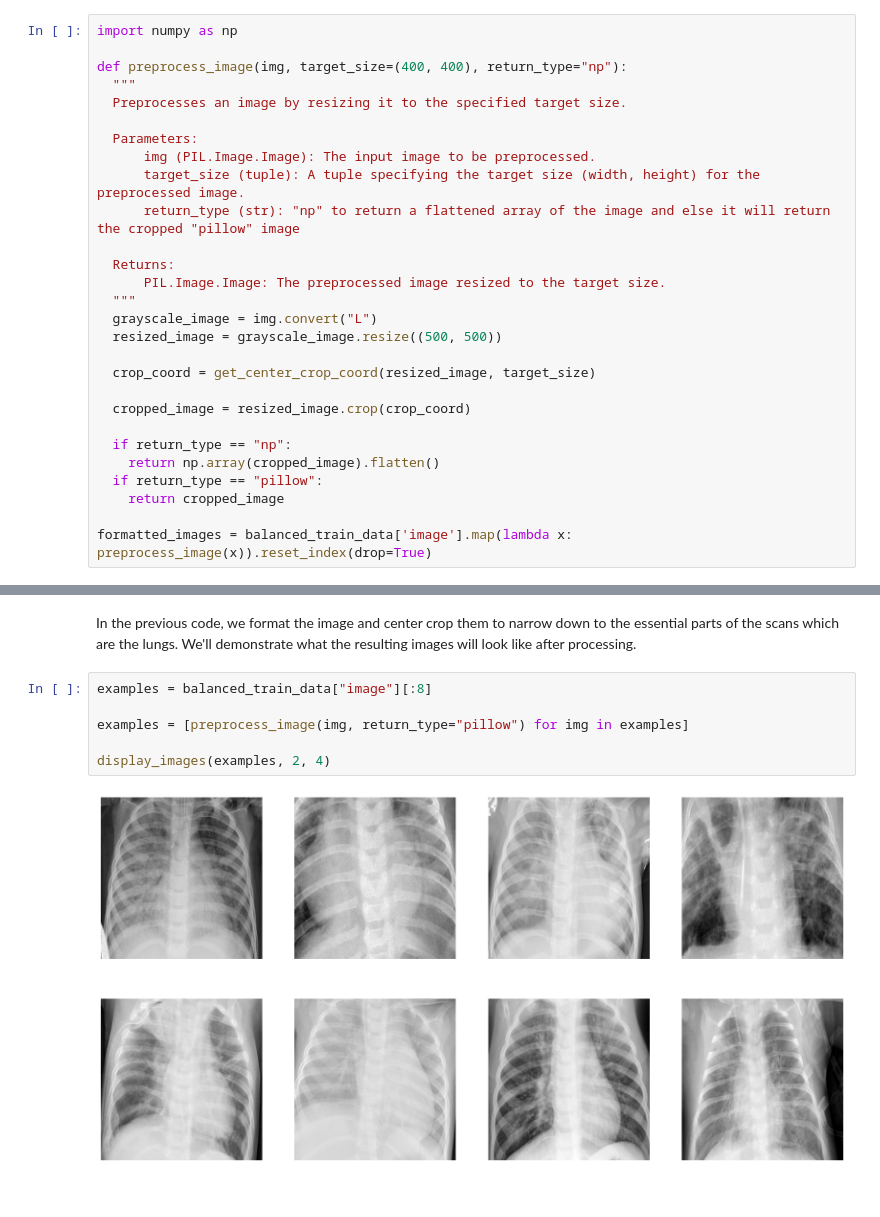
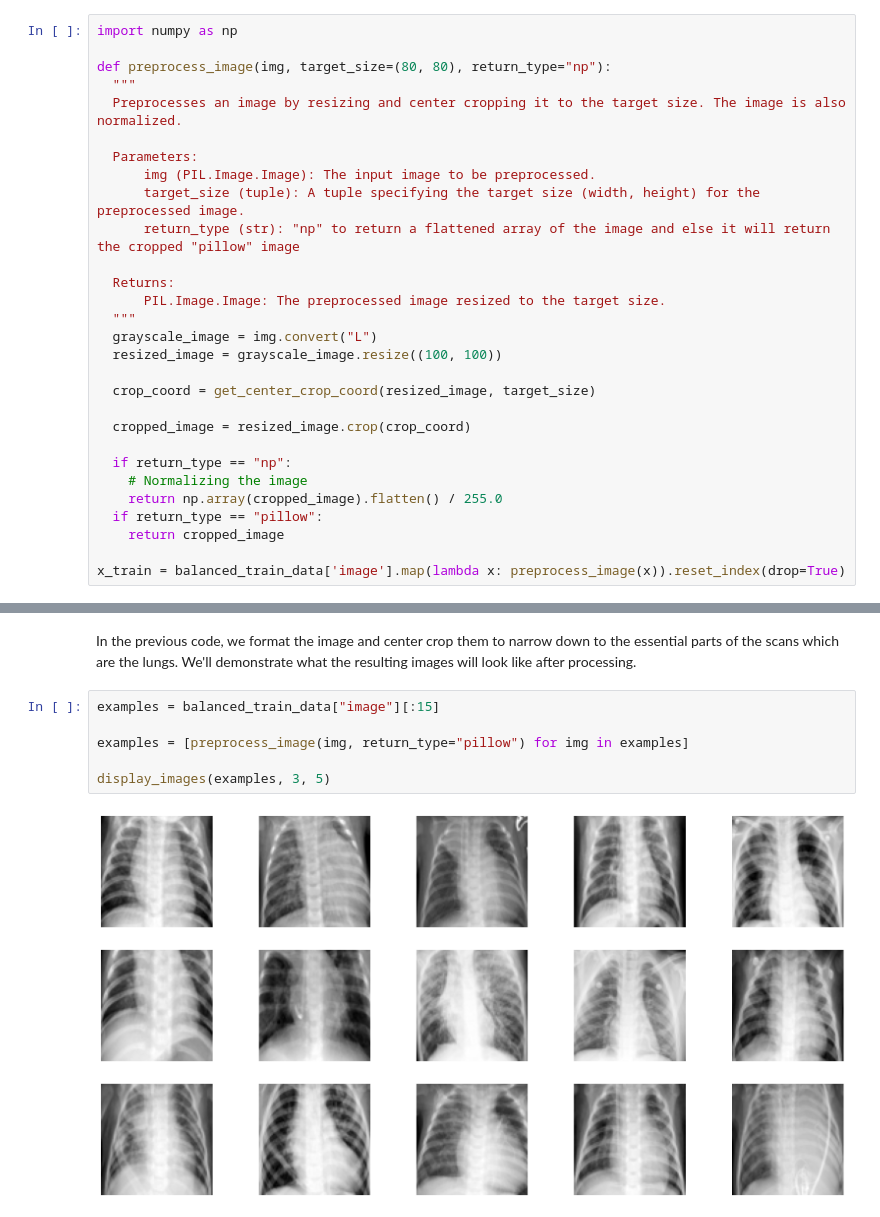
Before and after one commit to Az-r-ow/zoidberg, a Jupyter notebook: main.ipynb, the cells around one changed output, grey strips where cells are left out. Drawn from its saved outputs; the diff is of its cells as text.

```diff
--- a/main.ipynb
+++ b/main.ipynb
@@ -265,9 +265,9 @@ We can clearly see a pattern between the images in each class. It seems like the
 # %%
 import numpy as np
 
-def preprocess_image(img, target_size=(400, 400), return_type="np"):
+def preprocess_image(img, target_size=(80, 80), return_type="np"):
   """
-  Preprocesses an image by resizing it to the specified target size.
+  Preprocesses an image by resizing and center cropping it to the target size. The image is also normalized.
 
   Parameters:
       img (PIL.Image.Image): The input image to be preprocessed.
@@ -278,15 +278,16 @@ def preprocess_image(img, target_size=(400, 400), return_type="np"):
       PIL.Image.Image: The preprocessed image resized to the target size.
   """
   grayscale_image = img.convert("L")
-  resized_image = grayscale_image.resize((500, 500))
+  resized_image = grayscale_image.resize((100, 100))
 
   crop_coord = get_center_crop_coord(resized_image, target_size)
 
   cropped_image = resized_image.crop(crop_coord)
 
   if return_type == "np":
-    return np.array(cropped_image).flatten()
+    # Normalizing the image
+    return np.array(cropped_image).flatten() / 255.0
   if return_type == "pillow":
     return cropped_image
 
-formatted_images = balanced_train_data['image'].map(lambda x: preprocess_image(x)).reset_index(drop=True)
+x_train = balanced_train_data['image'].map(lambda x: preprocess_image(x)).reset_index(drop=True)
@@ -293,10 +299,10 @@ formatted_images = balanced_train_data['image'].map(lambda x: preprocess_image(x
 # %% [markdown]
 In the previous code, we format the image and center crop them to narrow down to the essential parts of the scans which are the lungs. We'll demonstrate what the resulting images will look like after processing.
 # %%
-examples = balanced_train_data["image"][:8]
+examples = balanced_train_data["image"][:15]
 
 examples = [preprocess_image(img, return_type="pillow") for img in examples]
 
-display_images(examples, 2, 4)
+display_images(examples, 3, 5)
 # %% [output]
-[figure, old version]
+[figure, new version]
```
Also changed, not shown: parts of 9 cells of this notebook, 2 other files.
